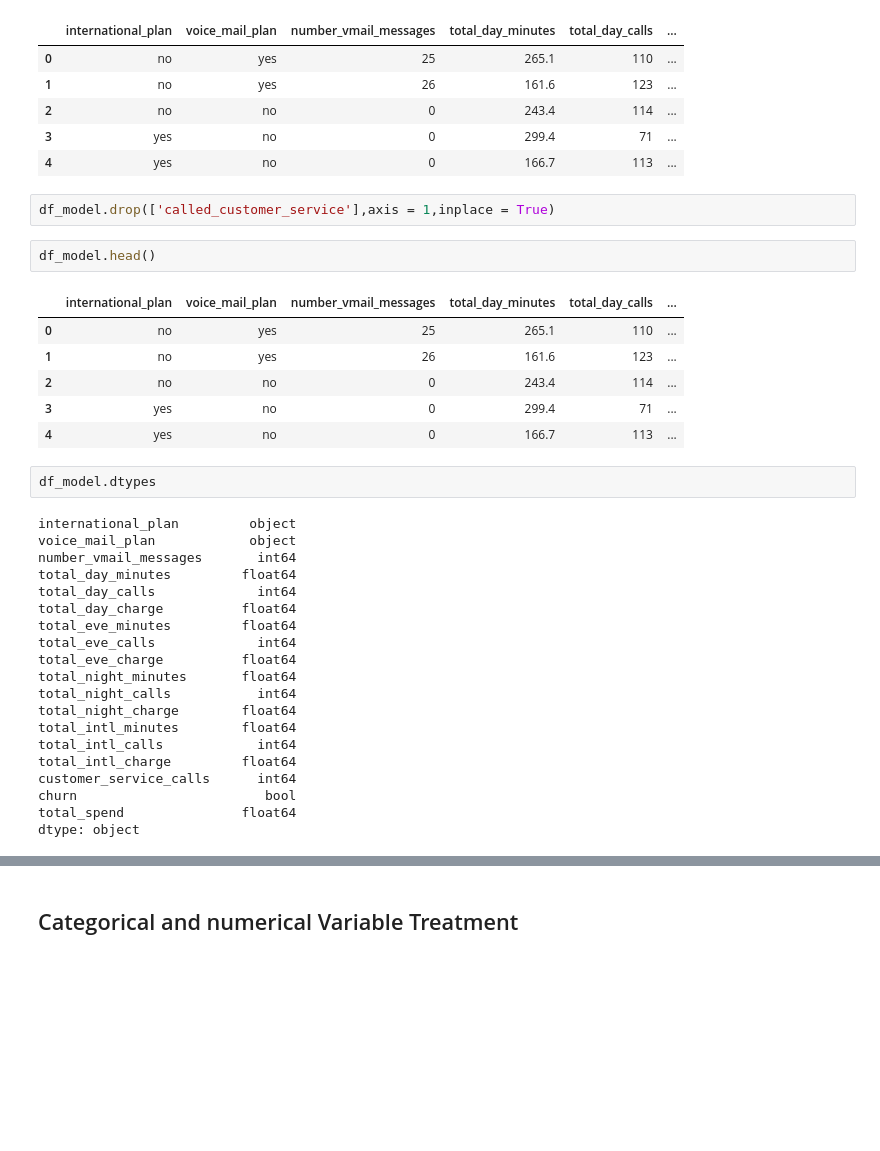
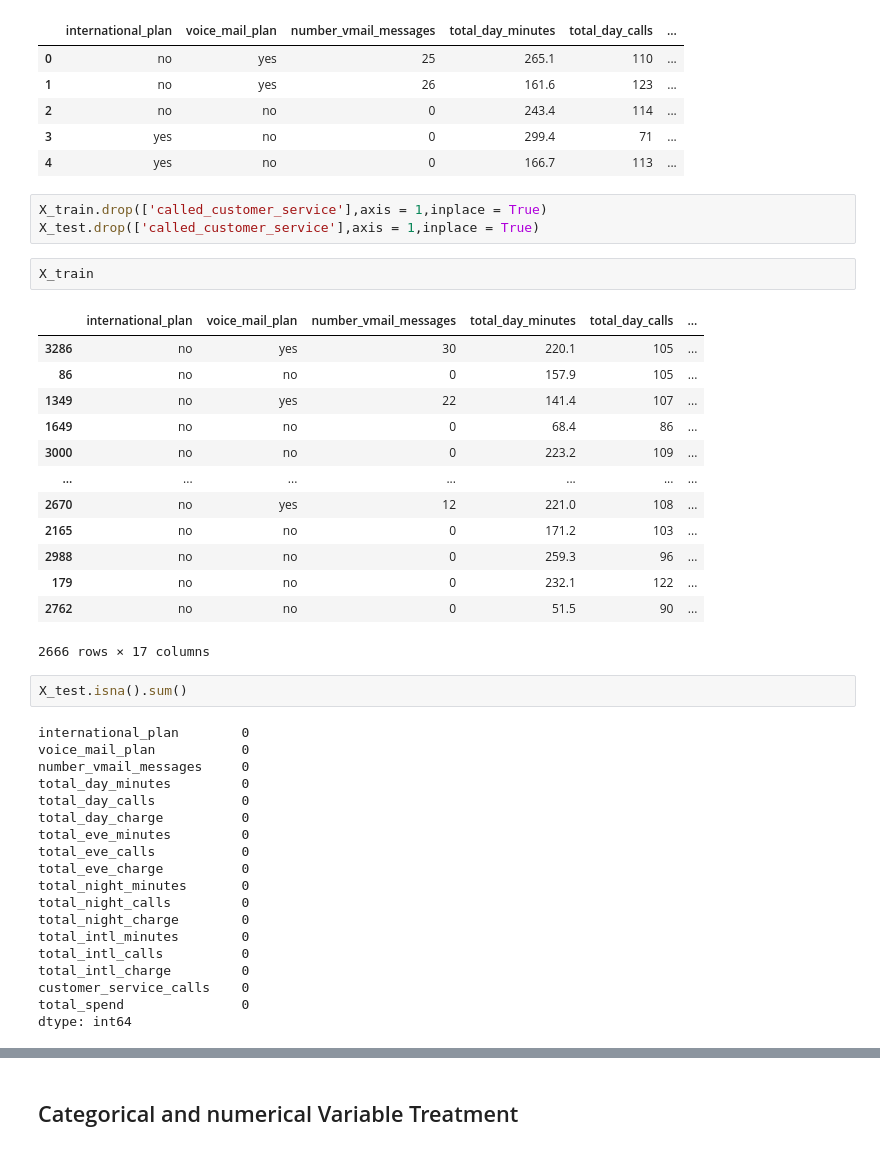
Before and after one commit to PatienceAnono/-SyriaTel-Customer-Churn-Project, a Jupyter notebook: SyriaTel Customer Churn.ipynb, the cells around one changed output, grey strips where cells are left out. Cells and saved outputs as stored; diff of their text form; blank space fills up the shorter version.

Commit message:
modelling final

```diff
--- a/SyriaTel Customer Churn.ipynb
+++ b/SyriaTel Customer Churn.ipynb
@@ -543,35 +565,42 @@ df_model.head()
 | 3 | yes | no | 0 | 299.4 | 71 | ... |
 | 4 | yes | no | 0 | 166.7 | 113 | ... |
 # %%
-df_model.drop(['called_customer_service'],axis = 1,inplace = True)
+X_train.drop(['called_customer_service'],axis = 1,inplace = True)
+X_test.drop(['called_customer_service'],axis = 1,inplace = True)
 # %%
-df_model.head()
+X_train
 # %% [output]
 |  | international_plan | voice_mail_plan | number_vmail_messages | total_day_minutes | total_day_calls | ... |
-| 0 | no | yes | 25 | 265.1 | 110 | ... |
-| 1 | no | yes | 26 | 161.6 | 123 | ... |
-| 2 | no | no | 0 | 243.4 | 114 | ... |
-| 3 | yes | no | 0 | 299.4 | 71 | ... |
-| 4 | yes | no | 0 | 166.7 | 113 | ... |
+| 3286 | no | yes | 30 | 220.1 | 105 | ... |
+| 86 | no | no | 0 | 157.9 | 105 | ... |
+| 1349 | no | yes | 22 | 141.4 | 107 | ... |
+| 1649 | no | no | 0 | 68.4 | 86 | ... |
+| 3000 | no | no | 0 | 223.2 | 109 | ... |
+| ... | ... | ... | ... | ... | ... | ... |
+| 2670 | no | yes | 12 | 221.0 | 108 | ... |
+| 2165 | no | no | 0 | 171.2 | 103 | ... |
+| 2988 | no | no | 0 | 259.3 | 96 | ... |
+| 179 | no | no | 0 | 232.1 | 122 | ... |
+| 2762 | no | no | 0 | 51.5 | 90 | ... |
+2666 rows × 17 columns
 # %%
-df_model.dtypes
+X_test.isna().sum()
 # %% [output]
-international_plan         object
-voice_mail_plan            object
-number_vmail_messages       int64
-total_day_minutes         float64
-total_day_calls             int64
-total_day_charge          float64
-total_eve_minutes         float64
-total_eve_calls             int64
-total_eve_charge          float64
-total_night_minutes       float64
-total_night_calls           int64
-total_night_charge        float64
-total_intl_minutes        float64
-total_intl_calls            int64
-total_intl_charge         float64
-customer_service_calls      int64
-churn                        bool
-total_spend               float64
-dtype: object
+international_plan        0
+voice_mail_plan           0
+number_vmail_messages     0
+total_day_minutes         0
+total_day_calls           0
+total_day_charge          0
+total_eve_minutes         0
+total_eve_calls           0
+total_eve_charge          0
+total_night_minutes       0
+total_night_calls         0
+total_night_charge        0
+total_intl_minutes        0
+total_intl_calls          0
+total_intl_charge         0
+customer_service_calls    0
+total_spend               0
+dtype: int64
```
Also changed, not shown: parts of 30 cells of this notebook.
